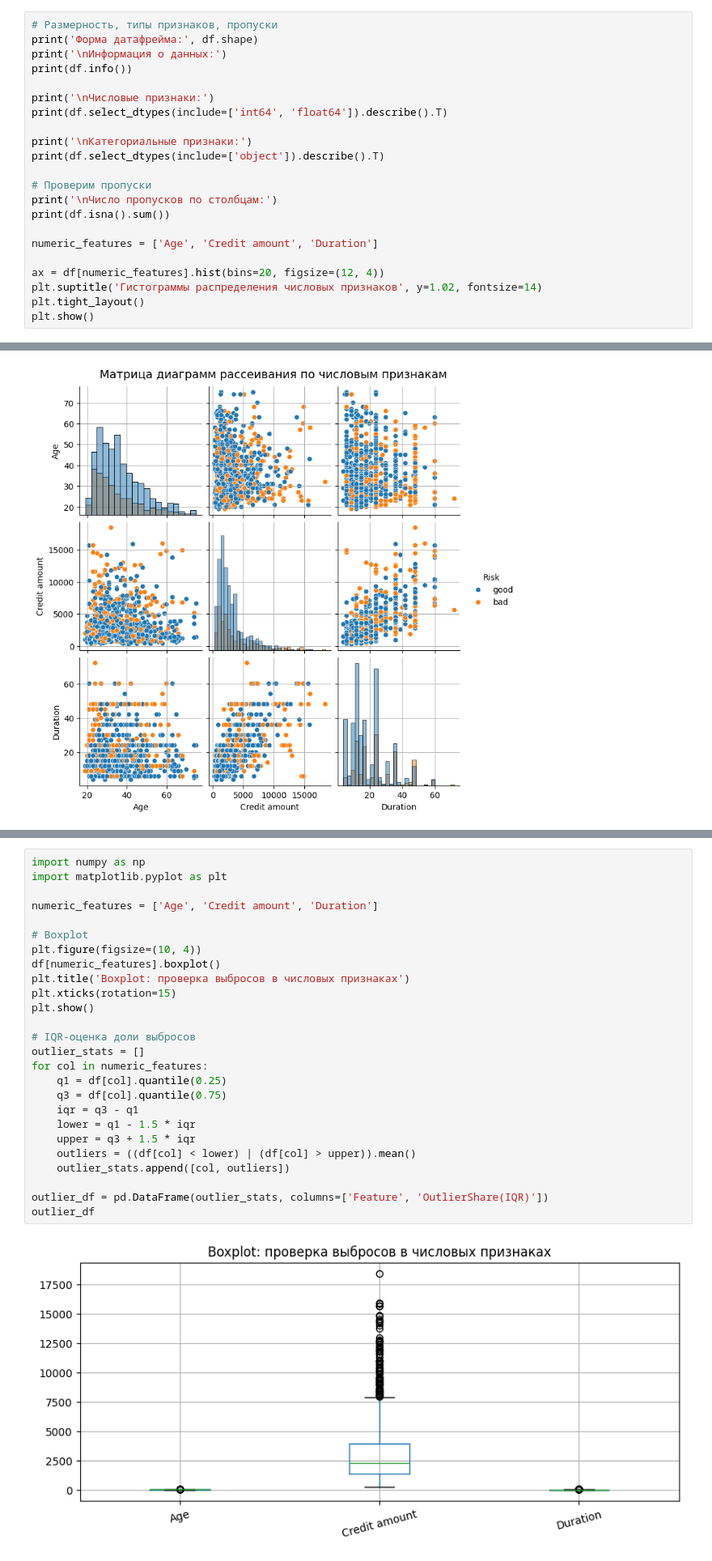
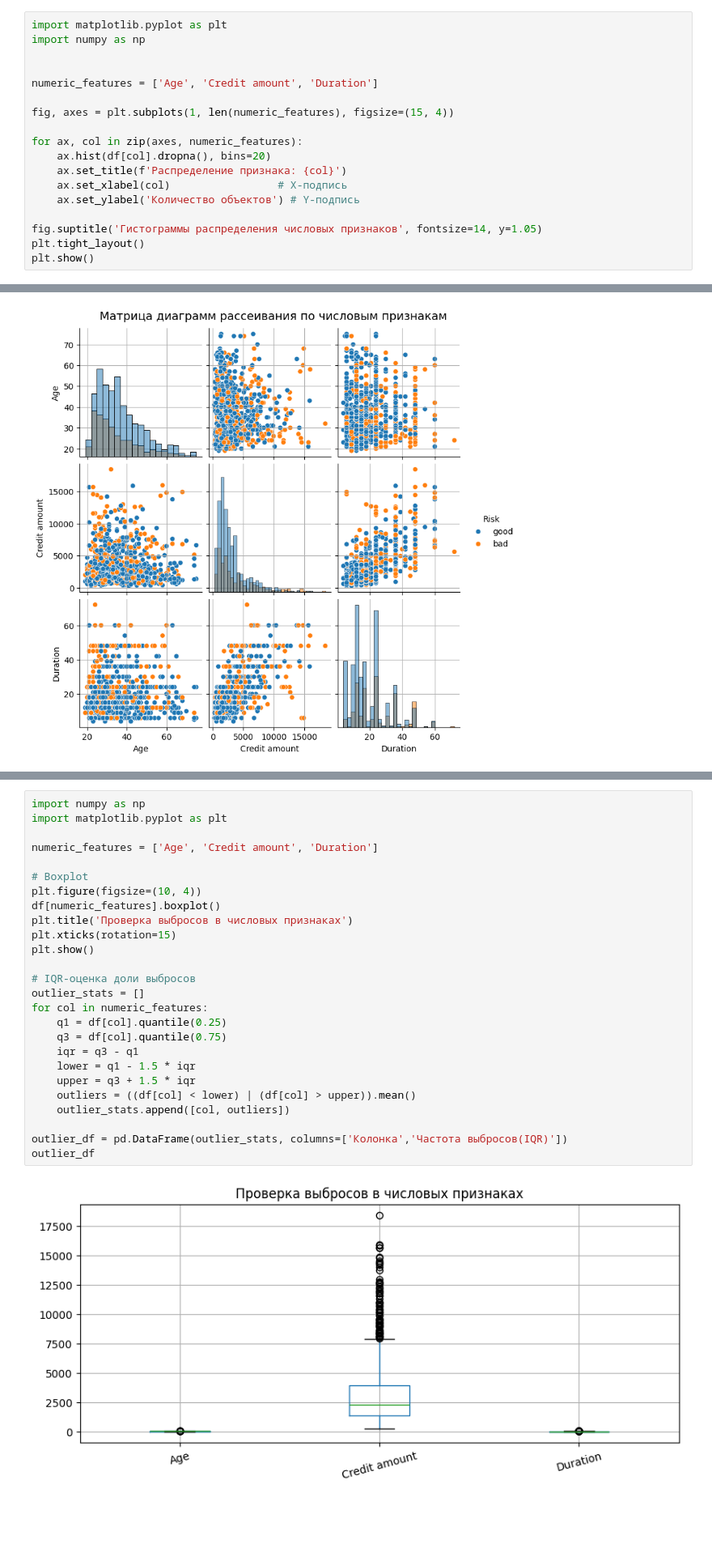
Before and after one commit to Killstroier/4lab_clasterization, a Jupyter notebook: 4lab_clustering_german_credit.ipynb, the cells around one changed output, grey strips where cells are left out. Shown at 81% size. Drawn from its saved outputs; the diff is of its cells as text; blank space fills up the shorter version.

```diff
--- a/4lab_clustering_german_credit.ipynb
+++ b/4lab_clustering_german_credit.ipynb
@@ -66,24 +66,20 @@ df.head()
 
 В задаче кластеризации мы будем рассматривать признак *Risk* как дополнительный (внешний) критерий оценки кластеров, но при формировании самих кластеров он использоваться не будет.
 # %%
-# Размерность, типы признаков, пропуски
-print('Форма датафрейма:', df.shape)
-print('\nИнформация о данных:')
-print(df.info())
+import matplotlib.pyplot as plt
+import numpy as np
 
-print('\nЧисловые признаки:')
-print(df.select_dtypes(include=['int64', 'float64']).describe().T)
-
-print('\nКатегориальные признаки:')
-print(df.select_dtypes(include=['object']).describe().T)
-
-# Проверим пропуски
-print('\nЧисло пропусков по столбцам:')
-print(df.isna().sum())
 
 numeric_features = ['Age', 'Credit amount', 'Duration']
 
-ax = df[numeric_features].hist(bins=20, figsize=(12, 4))
-plt.suptitle('Гистограммы распределения числовых признаков', y=1.02, fontsize=14)
+fig, axes = plt.subplots(1, len(numeric_features), figsize=(15, 4))
+
+for ax, col in zip(axes, numeric_features):
+    ax.hist(df[col].dropna(), bins=20)
+    ax.set_title(f'Распределение признака: {col}')
+    ax.set_xlabel(col)                 # X-подпись
+    ax.set_ylabel('Количество объектов') # Y-подпись
+
+fig.suptitle('Гистограммы распределения числовых признаков', fontsize=14, y=1.05)
 plt.tight_layout()
 plt.show()
@@ -106,28 +141,28 @@ plt.show()
 # %%
 import numpy as np
 import matplotlib.pyplot as plt
 
 numeric_features = ['Age', 'Credit amount', 'Duration']
 
 # Boxplot
 plt.figure(figsize=(10, 4))
 df[numeric_features].boxplot()
-plt.title('Boxplot: проверка выбросов в числовых признаках')
+plt.title('Проверка выбросов в числовых признаках')
 plt.xticks(rotation=15)
 plt.show()
 
 # IQR-оценка доли выбросов
 outlier_stats = []
 for col in numeric_features:
     q1 = df[col].quantile(0.25)
     q3 = df[col].quantile(0.75)
     iqr = q3 - q1
     lower = q1 - 1.5 * iqr
     upper = q3 + 1.5 * iqr
     outliers = ((df[col] < lower) | (df[col] > upper)).mean()
     outlier_stats.append([col, outliers])
 
-outlier_df = pd.DataFrame(outlier_stats, columns=['Feature', 'OutlierShare(IQR)'])
+outlier_df = pd.DataFrame(outlier_stats, columns=['Колонка','Частота выбросов(IQR)'])
 outlier_df
 # %% [output]
-[figure, old version]
+[figure, new version]
```
Also changed, not shown: parts of 47 cells of this notebook.
